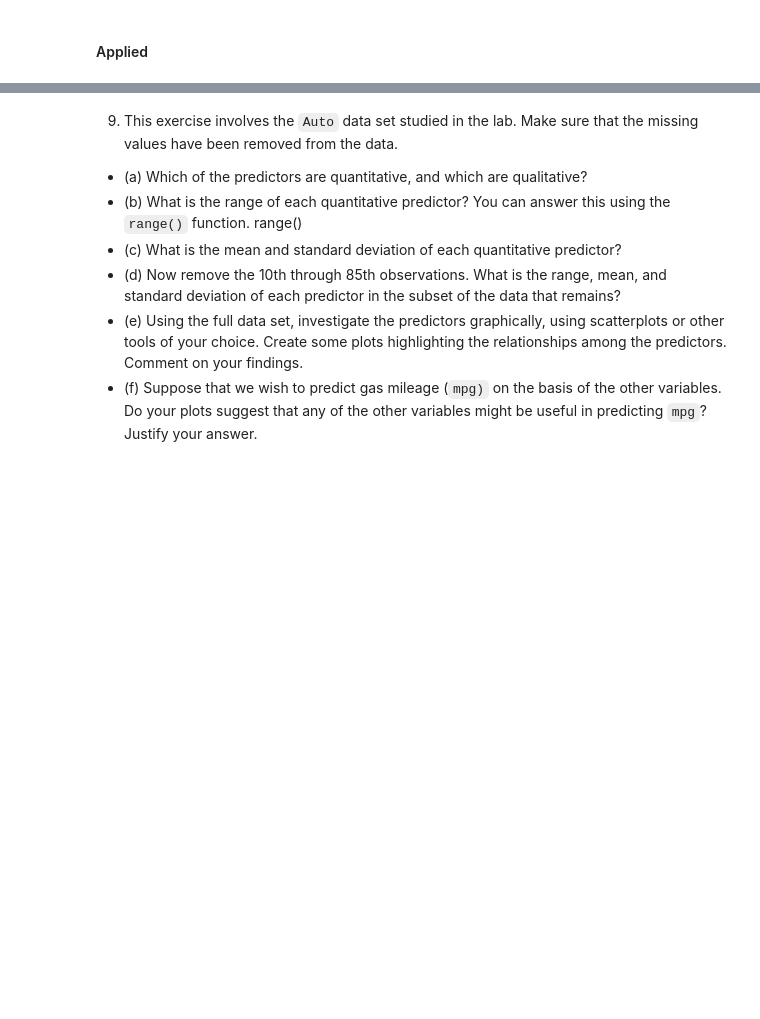
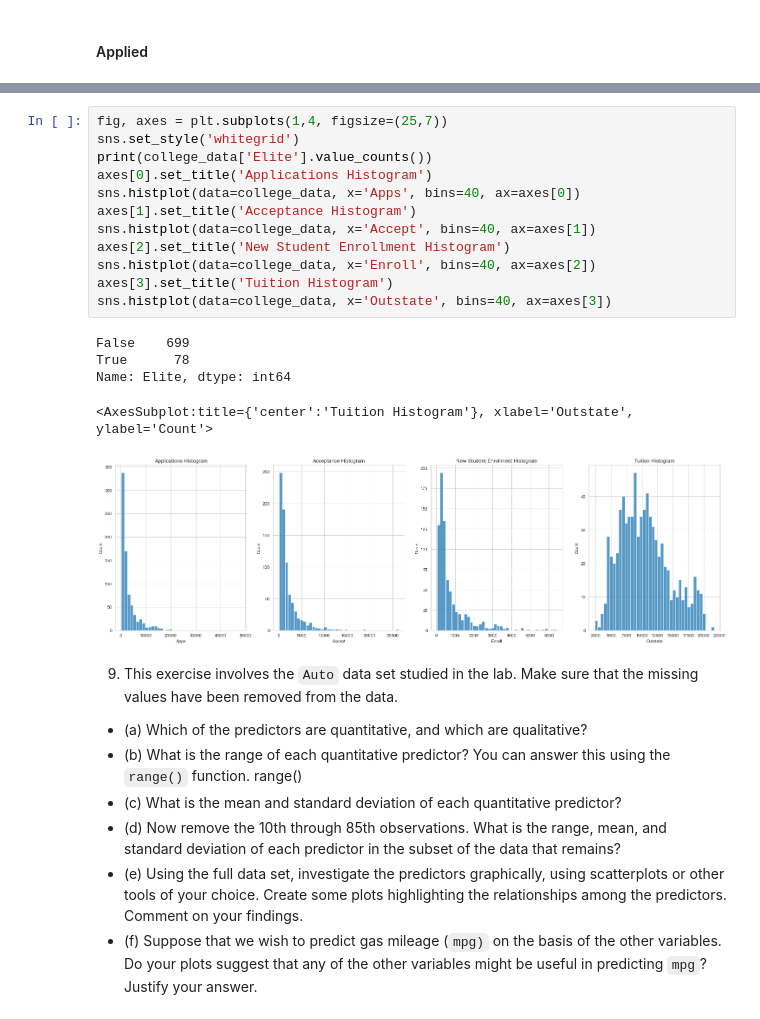
Before and after one commit to carl-schick/ISLR-python, a Jupyter notebook: My Notebooks/Chapter 2.ipynb, the cells around one changed output, grey strips where cells are left out. Cells and saved outputs as stored; diff of their text form; blank space fills up the shorter version.

```diff
--- a/My Notebooks/Chapter 2.ipynb
+++ b/My Notebooks/Chapter 2.ipynb
@@ -169,3 +303,21 @@ of what you discover.
+# %%
+fig, axes = plt.subplots(1,4, figsize=(25,7))
+sns.set_style('whitegrid')
+print(college_data['Elite'].value_counts())
+axes[0].set_title('Applications Histogram')
+sns.histplot(data=college_data, x='Apps', bins=40, ax=axes[0])
+axes[1].set_title('Acceptance Histogram')
+sns.histplot(data=college_data, x='Accept', bins=40, ax=axes[1])
+axes[2].set_title('New Student Enrollment Histogram')
+sns.histplot(data=college_data, x='Enroll', bins=40, ax=axes[2])
+axes[3].set_title('Tuition Histogram')
+sns.histplot(data=college_data, x='Outstate', bins=40, ax=axes[3])
+# %% [output]
+False    699
+True      78
+Name: Elite, dtype: int64
+<AxesSubplot:title={'center':'Tuition Histogram'}, xlabel='Outstate', ylabel='Count'>
+[figure, added]
 # %% [markdown]
 9. This exercise involves the `Auto` data set studied in the lab. Make sure
 that the missing values have been removed from the data.
```
Also changed, not shown: parts of 23 cells of this notebook.
